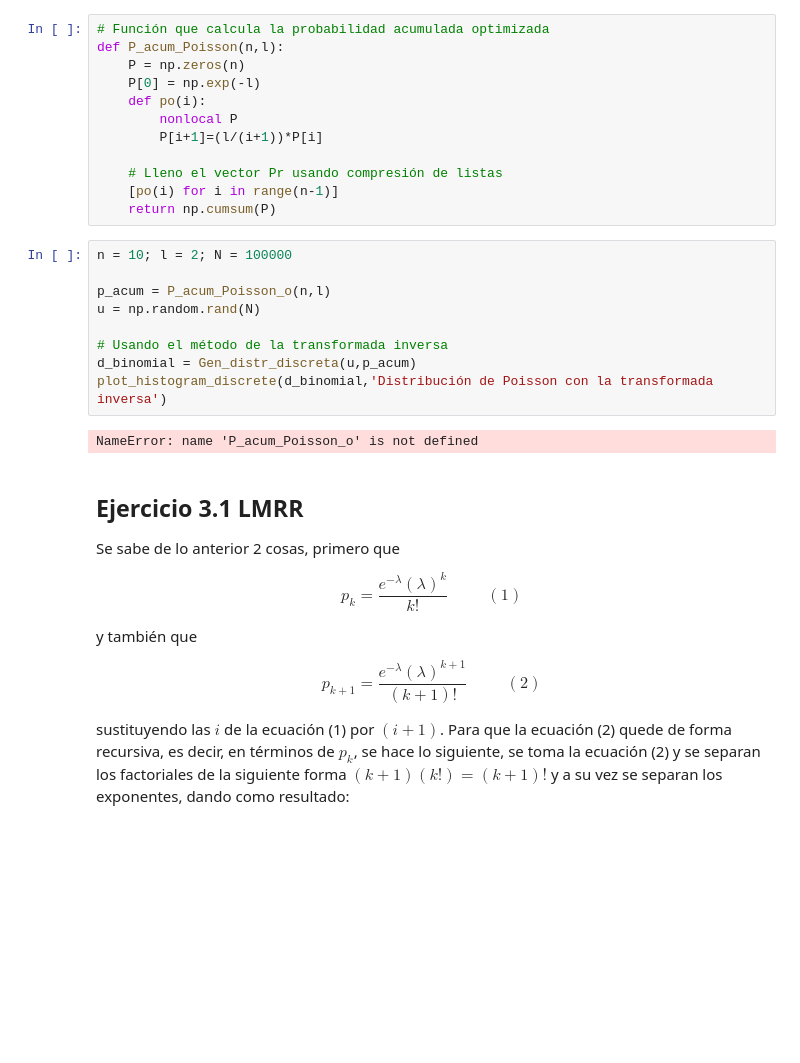
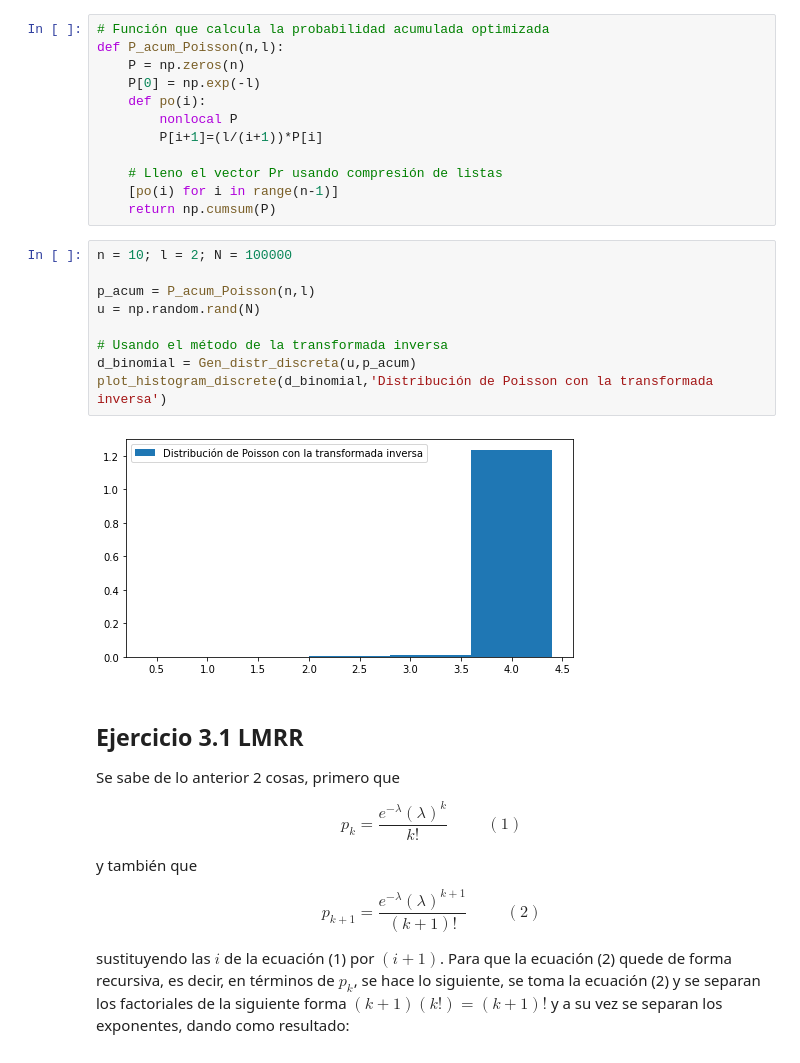
Before and after one commit to RodoSlay/Tareas_RSlay_LMRamirez, a Jupyter notebook: Tarea4_RSlay_LMRamirez.ipynb, the cells around one changed output. Drawn from its saved outputs; the diff is of its cells as text; blank space fills up the shorter version.

```diff
--- a/Tarea4_RSlay_LMRamirez.ipynb
+++ b/Tarea4_RSlay_LMRamirez.ipynb
@@ -653,14 +655,14 @@ def P_acum_Poisson(n,l):
 # %%
 n = 10; l = 2; N = 100000
 
-p_acum = P_acum_Poisson_o(n,l)
+p_acum = P_acum_Poisson(n,l)
 u = np.random.rand(N)
 
 # Usando el método de la transformada inversa
 d_binomial = Gen_distr_discreta(u,p_acum)
 plot_histogram_discrete(d_binomial,'Distribución de Poisson con la transformada inversa')
 # %% [output]
-NameError: name 'P_acum_Poisson_o' is not defined
+[figure, added]
 # %% [markdown]
 ## Ejercicio 3.1 LMRR
 Se sabe de lo anterior 2 cosas, primero que
```
Also changed, not shown: parts of 14 cells of this notebook.
